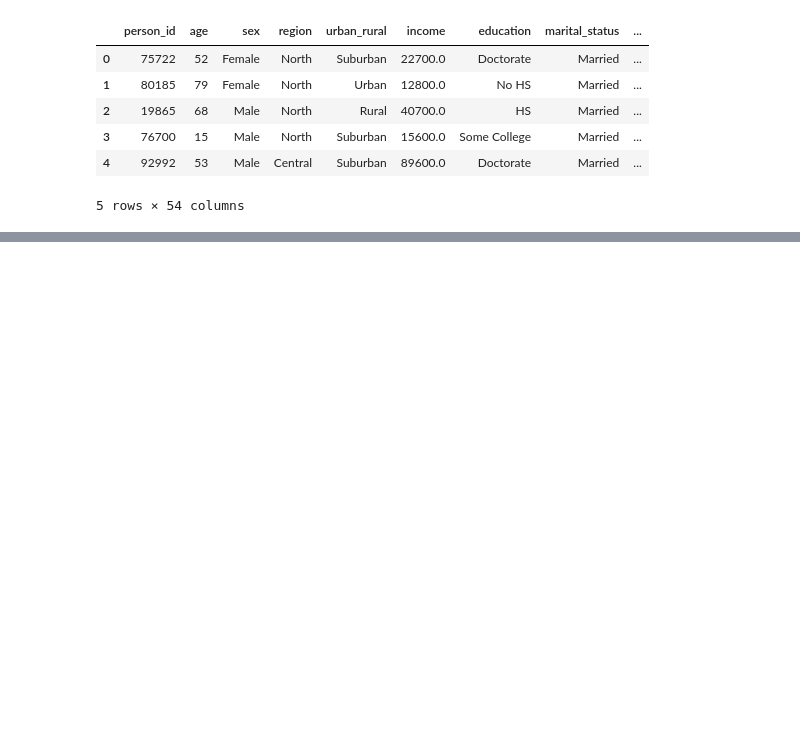
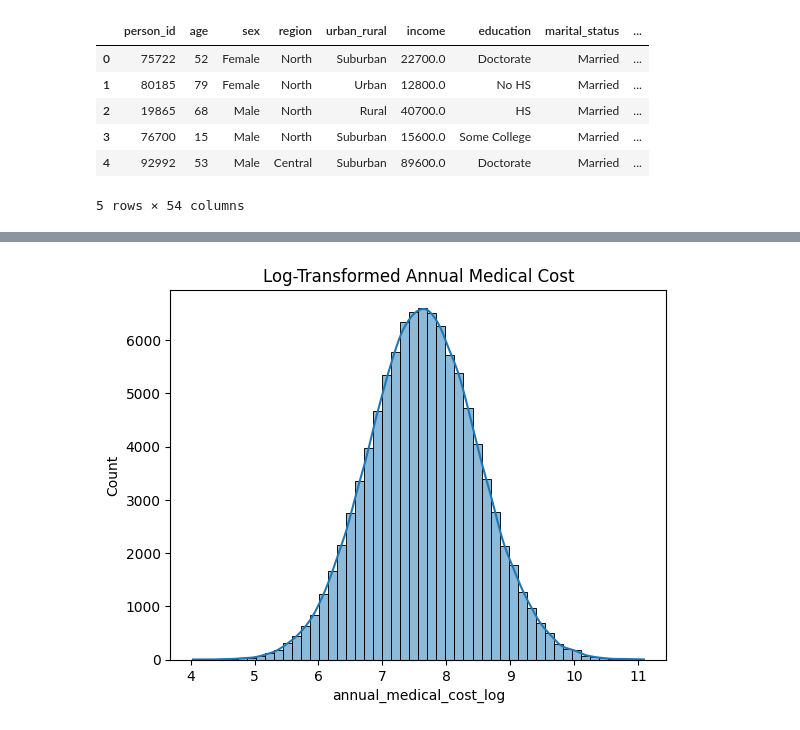
Before and after one commit to MaykInvest/Medical-Insurance-Cost-Prediction-, a Jupyter notebook: analysis.ipynb, the cells around one changed output, grey strips where cells are left out. Saved outputs shown, nothing was run; the diff lists cells and outputs as text; code cells hidden in the pictures; blank space fills up the shorter version.

```diff
--- a/analysis.ipynb
+++ b/analysis.ipynb
@@ -106,0 +226,12 @@ df.head()
+# %%
+import numpy as np
+
+df['annual_medical_cost_log'] = np.log1p(df['annual_medical_cost'])  # log-transform to reduce skewness
+
+#This will make the distribution more normal and help the model perform better
+# %%
+sns.histplot(df['annual_medical_cost_log'], bins=50, kde=True)
+plt.title('Log-Transformed Annual Medical Cost')
+plt.show()
+# %% [output]
+[figure, added]
```
Also changed, not shown: parts of 19 cells of this notebook.
